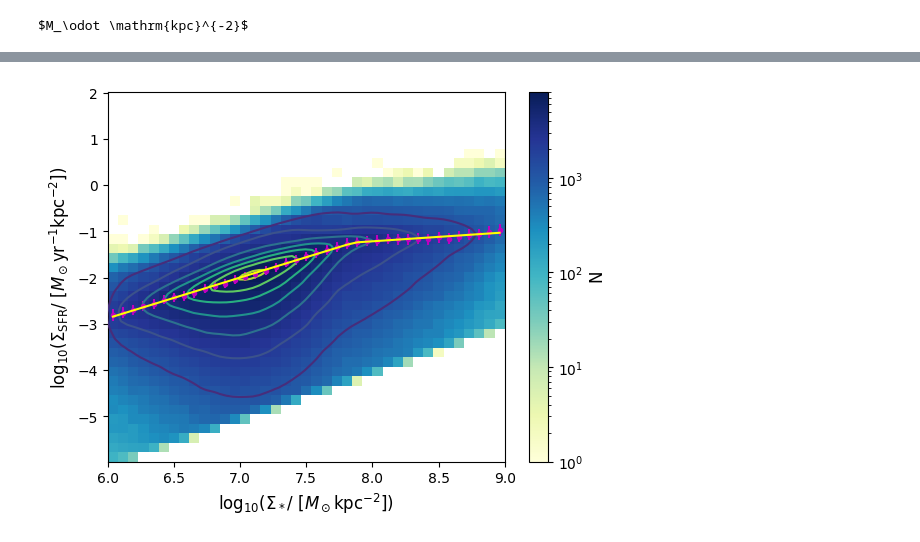
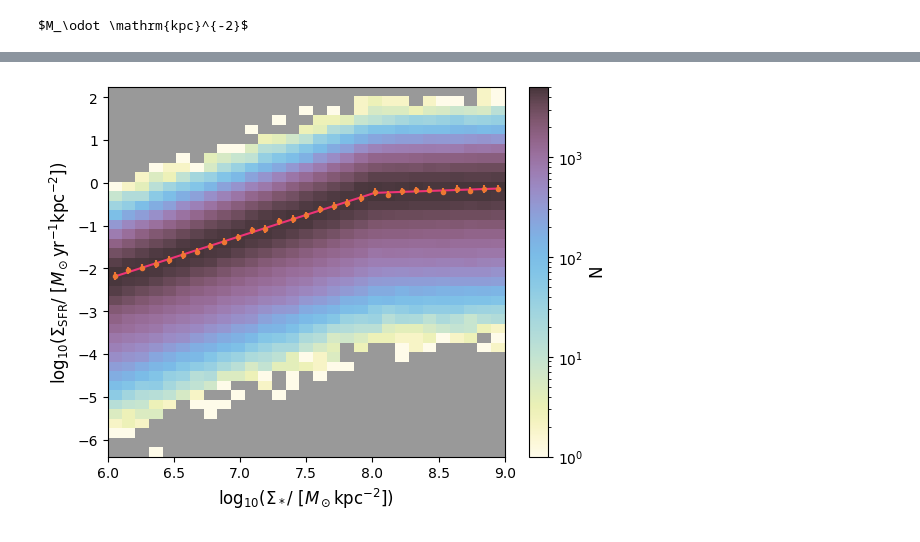
Before and after one commit to bryannemcd/ScaleRPy, a Jupyter notebook: scalerfit_example.ipynb, the cells around one changed output, grey strips where cells are left out. Drawn from its saved outputs; the diff is of its cells as text; code cells hidden in the pictures.

Commit message:
Fixes to contouring, updated examples for notebook

```diff
--- a/scalerfit_example.ipynb
+++ b/scalerfit_example.ipynb
@@ -36,13 +72,11 @@ print(max(spax[3,:]))
 # %%
-#Create a SpatGalDat object with your spatially-resolved data
-ind = spax[3,:]
-wh=np.nonzero((ind!=0))
-##replace with actual data call for self, for package help doc replace with generic
+#Create a SpatGalDat object with the synthetic data
+
 #converting to float32 is recommended to improve computation time for larger datasets
-mass = np.float32(spax[0,:][wh])
-sfr = np.float32(spax[1,:][wh])
+mass = np.float32(x)
+sfr = np.float32(y_noisy)
 gas = []
-sfr[-1] = np.nan
+sfr[-1] = np.nan #non-finite values will be converted to NaNs for handling
 dat = SpatGalDat(s_mass = mass, sfr = sfr, scale = 'log')
 print(dat.sfr)
 # %% [output]
@@ -72,4 +111,4 @@ print(dat.parameters['sfr'])
 # %%
-out = dat.SFMS_ridge(xrange=(6,9),fittype='kde', contouring=True)
+out = dat.SFMS_ridge(xrange=(6,9),fittype='kde', contouring=False, numxbins=30)
 # %% [output]
-[figure, old version]
+[figure, new version]
```
Also changed, not shown: parts of 30 cells of this notebook, 2 other files.
